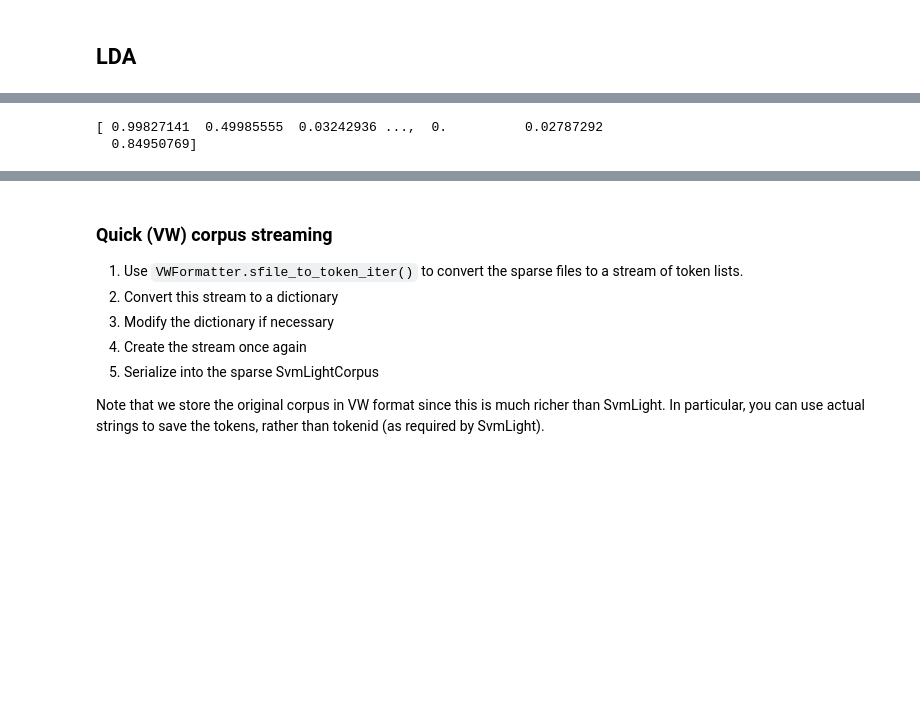
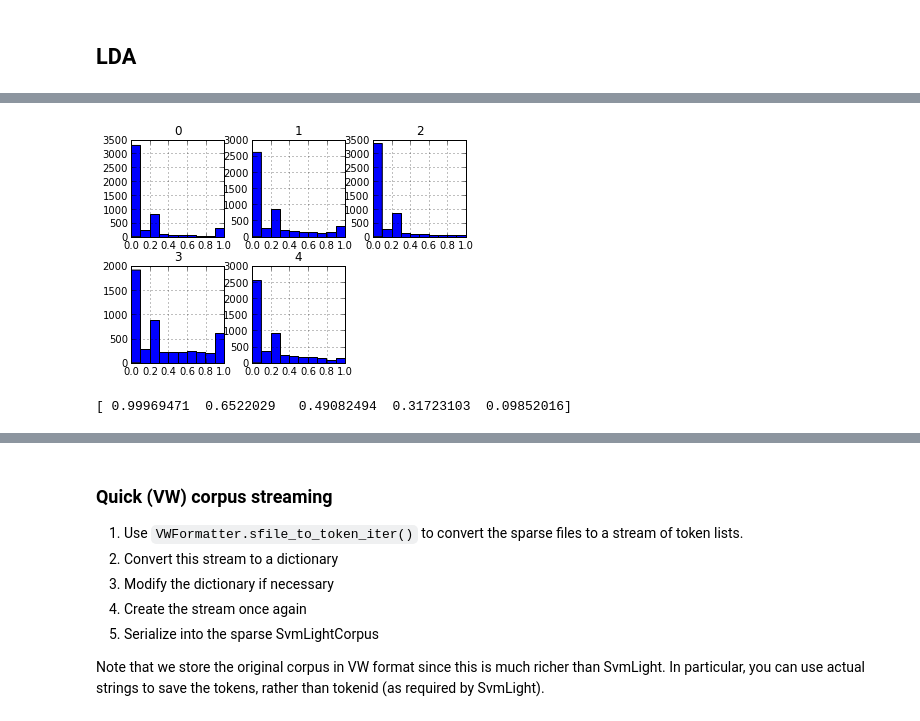
Before and after one commit to samaratrilling/declass, a Jupyter notebook: notebooks/gensim_lda_example_ian.ipynb, the cells around one changed output, grey strips where cells are left out. Cells and saved outputs as stored; diff of their text form; code cells hidden in the pictures; blank space fills up the shorter version.

```diff
--- a/notebooks/gensim_lda_example_ian.ipynb
+++ b/notebooks/gensim_lda_example_ian.ipynb
@@ -136 +153,8 @@ lsi.print_topics(2)
+# %%
+# Screwball eta setting
+# pdf(word | topic) is peaked near 1 for word 0, and near 0 for the other words
+# so word 0 is the most likely word.  You can find "word 0" using dictionary.id2token[0]
+# See the topic printout below and you should find that word 0 is in every topic!
+alpha = None
+eta = np.r_[1000, 0.1 * np.ones(num_words - 1)]
 # %%
@@ -169,3 +191,11 @@ print vec_lda
+# %%
+# Store the topic score for every doc in the corpus
+df_corpus = pd.concat([pd.Series(dict(doc)) for doc in lda[corpus]], axis=1).fillna(0).T
+# %%
+# Look at histograms of each topic over the corpus
+fig = df_corpus.hist()
+# %% [output]
+[figure, added]
 # %%
 # Look at similarity between one_doc and all the other docs in the corpus
 # MatrixSimilarity uses a regular matrix...not good for memory
@@ -173,8 +203,8 @@ print vec_lda
 #
 # Of course this doc is most similar (score = 1) with itself.
 index = similarities.MatrixSimilarity(lda[corpus])
-sims = index[vec_lda]
-print sims
+doc_zero = corpus.docbyoffset(corpus.index[0])
+sims = index[lda[doc_zero]]
+print sims[:5]
 # %% [output]
-[ 0.99827141  0.49985555  0.03242936 ...,  0.          0.02787292
-  0.84950769]
+[ 0.99969471  0.6522029   0.49082494  0.31723103  0.09852016]
```
Also changed, not shown: parts of 25 cells of this notebook, 6 other files.
